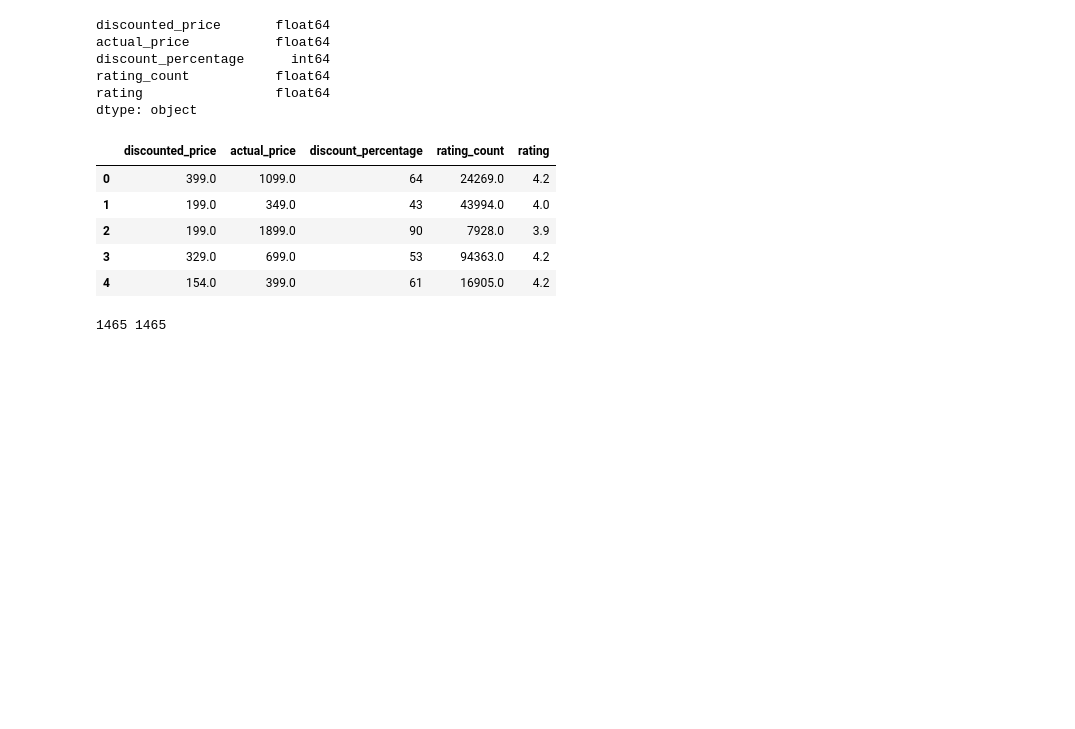
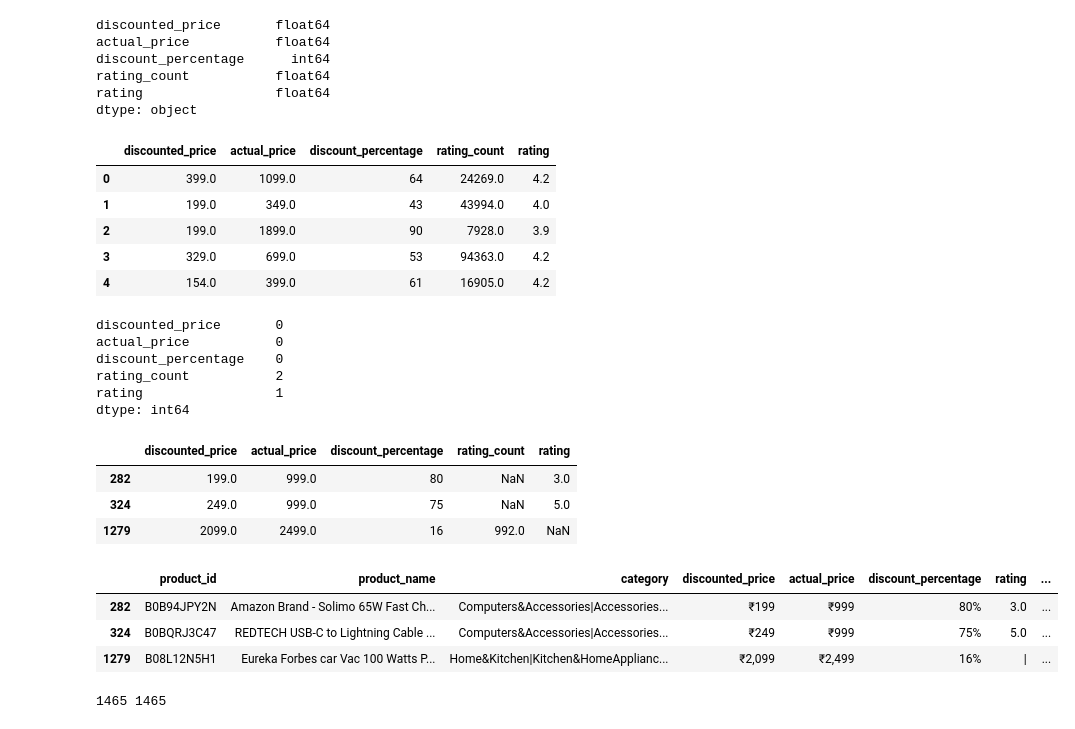
Before and after one commit to trow-land/Data-Science, a Jupyter notebook: SQL/Amazon_sales/amazon_sales_dtype_change.ipynb, the cells around one changed output. Saved outputs shown, nothing was run; the diff lists cells and outputs as text; code cells hidden in the pictures; blank space fills up the shorter version.

```diff
--- a/SQL/Amazon_sales/amazon_sales_dtype_change.ipynb
+++ b/SQL/Amazon_sales/amazon_sales_dtype_change.ipynb
@@ -125,3 +125,30 @@ numerical_columns.head()
 | 2 | 199.0 | 1899.0 | 90 | 7928.0 | 3.9 |
 | 3 | 329.0 | 699.0 | 53 | 94363.0 | 4.2 |
 | 4 | 154.0 | 399.0 | 61 | 16905.0 | 4.2 |
+# %%
+# check for nan values post conversion
+numerical_columns.isna().sum()
+# %% [output]
+discounted_price       0
+actual_price           0
+discount_percentage    0
+rating_count           2
+rating                 1
+dtype: int64
+# %%
+nan = numerical_columns[numerical_columns.isna().any(axis=1)]
+nan
+# %% [output]
+|  | discounted_price | actual_price | discount_percentage | rating_count | rating |
+| 282 | 199.0 | 999.0 | 80 | NaN | 3.0 |
+| 324 | 249.0 | 999.0 | 75 | NaN | 5.0 |
+| 1279 | 2099.0 | 2499.0 | 16 | 992.0 | NaN |
+# %%
+# check the nan rows in the original dataframe
+nan_rows = df.iloc[[282, 324, 1279]]
+nan_rows
+# %% [output]
+|  | product_id | product_name | category | discounted_price | actual_price | discount_percentage | rating | ... |
+| 282 | B0B94JPY2N | Amazon Brand - Solimo 65W Fast Ch... | Computers&Accessories|Accessories... | ₹199 | ₹999 | 80% | 3.0 | ... |
+| 324 | B0BQRJ3C47 | REDTECH USB-C to Lightning Cable ... | Computers&Accessories|Accessories... | ₹249 | ₹999 | 75% | 5.0 | ... |
+| 1279 | B08L12N5H1 | Eureka Forbes car Vac 100 Watts P... | Home&Kitchen|Kitchen&HomeApplianc... | ₹2,099 | ₹2,499 | 16% | | | ... |
```
Also changed, not shown: parts of 5 cells of this notebook.
